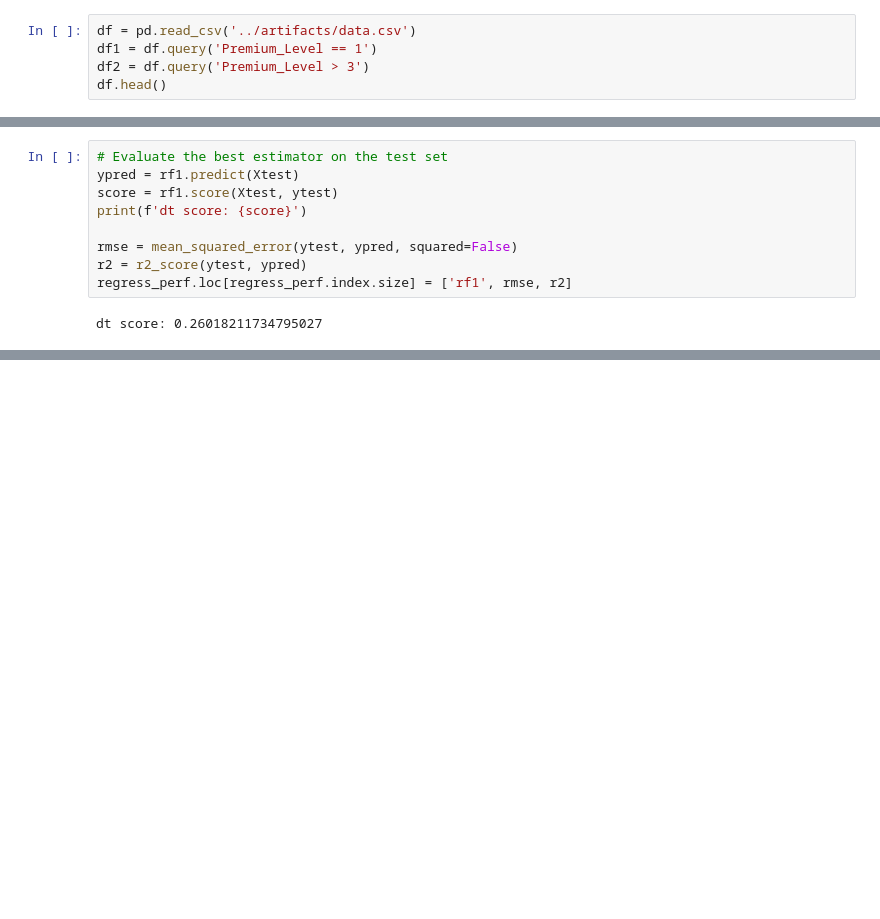
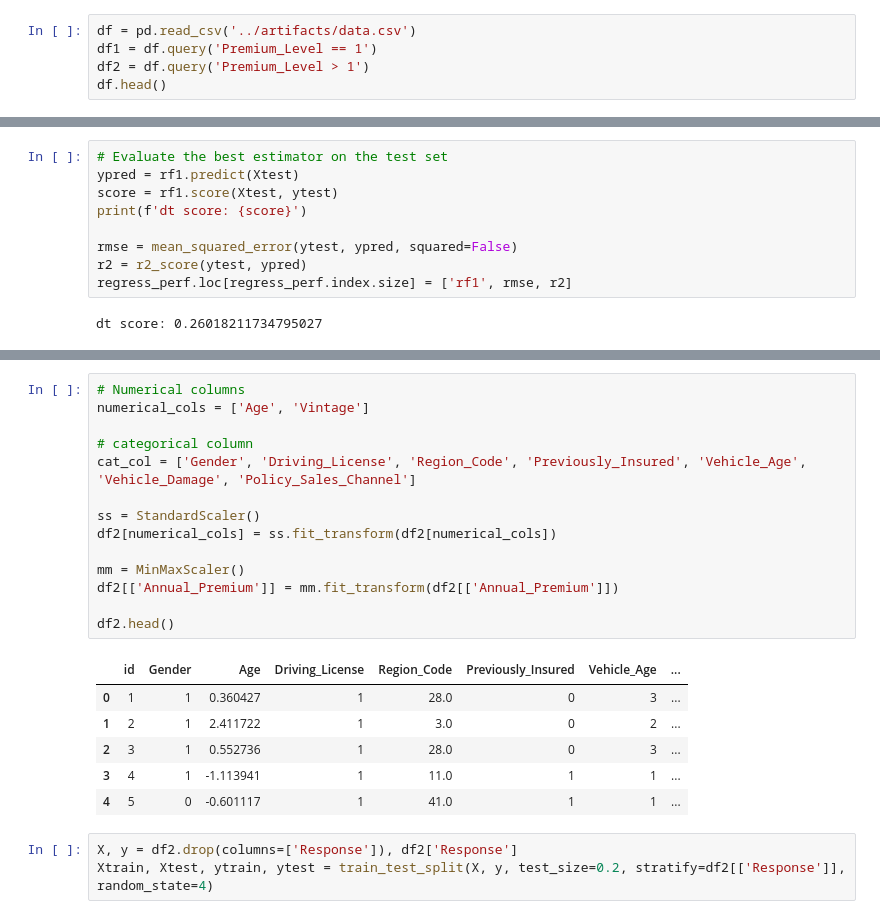
Before and after one commit to shashankgarewal/Health_Insurance_Cross_Sell_Predictor, a Jupyter notebook: notebook/modeling.ipynb, the cells around one changed output, grey strips where cells are left out. Cells and saved outputs as stored; diff of their text form; blank space fills up the shorter version.

```diff
--- a/notebook/modeling.ipynb
+++ b/notebook/modeling.ipynb
@@ -21,7 +26,7 @@ pd.set_option('display.max_columns', None)
 # %%
 df = pd.read_csv('../artifacts/data.csv')
 df1 = df.query('Premium_Level == 1')
-df2 = df.query('Premium_Level > 3')
+df2 = df.query('Premium_Level > 1')
 df.head()
 # %% [output]
 |  | id | Gender | Age | Driving_License | Region_Code | Previously_Insured | Vehicle_Age | ... |
@@ -139,0 +547,24 @@ regress_perf.loc[regress_perf.index.size] = ['rf1', rmse, r2]
+# %%
+# Numerical columns
+numerical_cols = ['Age', 'Vintage']
+
+# categorical column
+cat_col = ['Gender', 'Driving_License', 'Region_Code', 'Previously_Insured', 'Vehicle_Age', 'Vehicle_Damage', 'Policy_Sales_Channel']
+
+ss = StandardScaler()
+df2[numerical_cols] = ss.fit_transform(df2[numerical_cols])
+
+mm = MinMaxScaler()
+df2[['Annual_Premium']] = mm.fit_transform(df2[['Annual_Premium']])
+
+df2.head()
+# %% [output]
+|  | id | Gender | Age | Driving_License | Region_Code | Previously_Insured | Vehicle_Age | ... |
+| 0 | 1 | 1 | 0.360427 | 1 | 28.0 | 0 | 3 | ... |
+| 1 | 2 | 1 | 2.411722 | 1 | 3.0 | 0 | 2 | ... |
+| 2 | 3 | 1 | 0.552736 | 1 | 28.0 | 0 | 3 | ... |
+| 3 | 4 | 1 | -1.113941 | 1 | 11.0 | 1 | 1 | ... |
+| 4 | 5 | 0 | -0.601117 | 1 | 41.0 | 1 | 1 | ... |
+# %%
+X, y = df2.drop(columns=['Response']), df2['Response']
+Xtrain, Xtest, ytrain, ytest = train_test_split(X, y, test_size=0.2, stratify=df2[['Response']], random_state=4)
```
Also changed, not shown: parts of 52 cells of this notebook, 6 other files.
